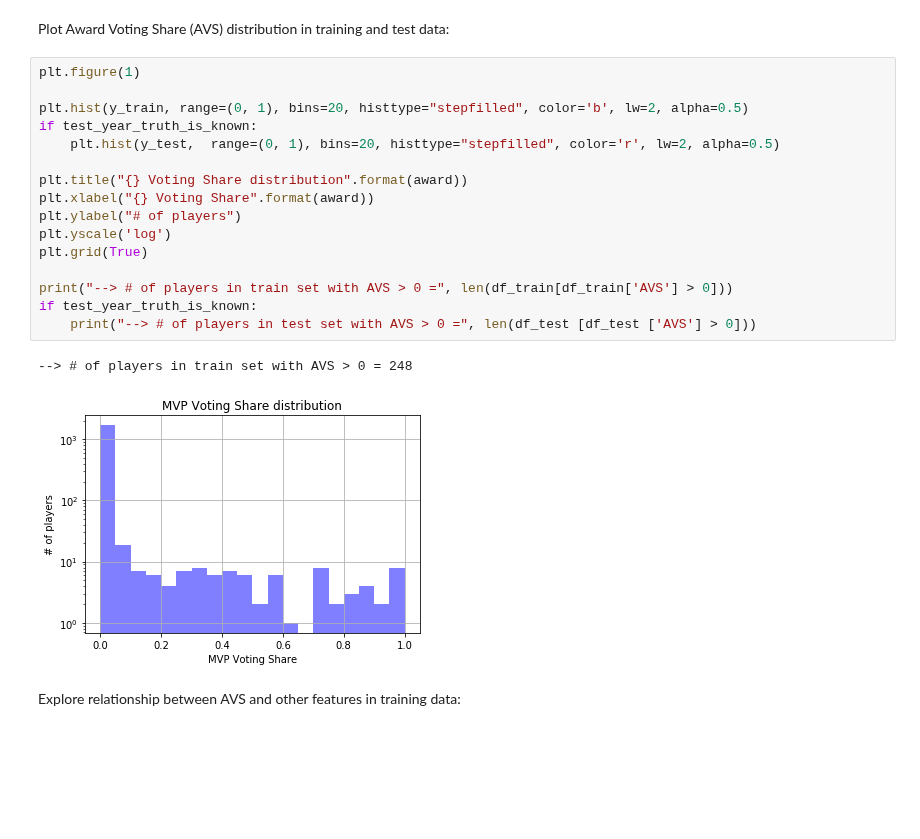
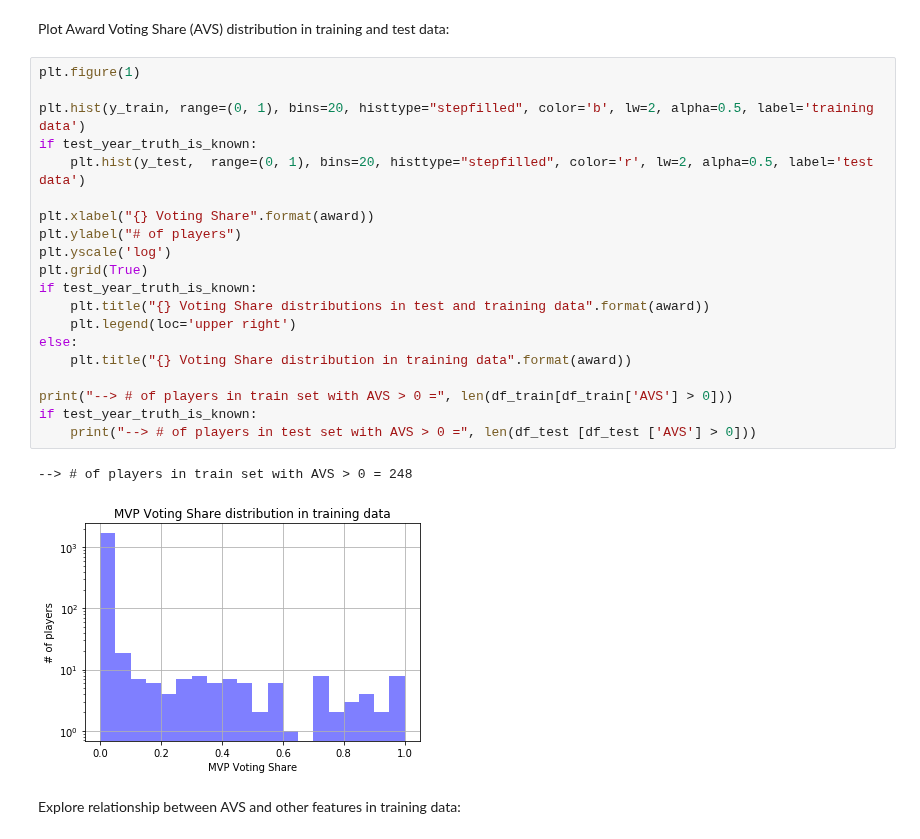
Before and after one commit to gmalim/NBA_analysis, a Jupyter notebook: NBA_PlayerAwards.ipynb, the cells around one changed output. Drawn from its saved outputs; the diff is of its cells as text; blank space fills up the shorter version.

```diff
--- a/NBA_PlayerAwards.ipynb
+++ b/NBA_PlayerAwards.ipynb
@@ -331,22 +331,26 @@ Plot Award Voting Share (AVS) distribution in training and test data:
 # %%
 plt.figure(1)
 
-plt.hist(y_train, range=(0, 1), bins=20, histtype="stepfilled", color='b', lw=2, alpha=0.5)
+plt.hist(y_train, range=(0, 1), bins=20, histtype="stepfilled", color='b', lw=2, alpha=0.5, label='training data')
 if test_year_truth_is_known:
-    plt.hist(y_test,  range=(0, 1), bins=20, histtype="stepfilled", color='r', lw=2, alpha=0.5)
+    plt.hist(y_test,  range=(0, 1), bins=20, histtype="stepfilled", color='r', lw=2, alpha=0.5, label='test data')
 
-plt.title("{} Voting Share distribution".format(award))
 plt.xlabel("{} Voting Share".format(award))
 plt.ylabel("# of players")
 plt.yscale('log')
 plt.grid(True)
+if test_year_truth_is_known:
+    plt.title("{} Voting Share distributions in test and training data".format(award))
+    plt.legend(loc='upper right')
+else:
+    plt.title("{} Voting Share distribution in training data".format(award))
 
 print("--> # of players in train set with AVS > 0 =", len(df_train[df_train['AVS'] > 0]))
 if test_year_truth_is_known:
     print("--> # of players in test set with AVS > 0 =", len(df_test [df_test ['AVS'] > 0]))
 # %% [output]
 --> # of players in train set with AVS > 0 = 248
-[figure, old version]
+[figure, new version]
 # %% [markdown]
 Explore relationship between AVS and other features in training data:
 # %%
```
Also changed, not shown: parts of 1 cell of this notebook.
